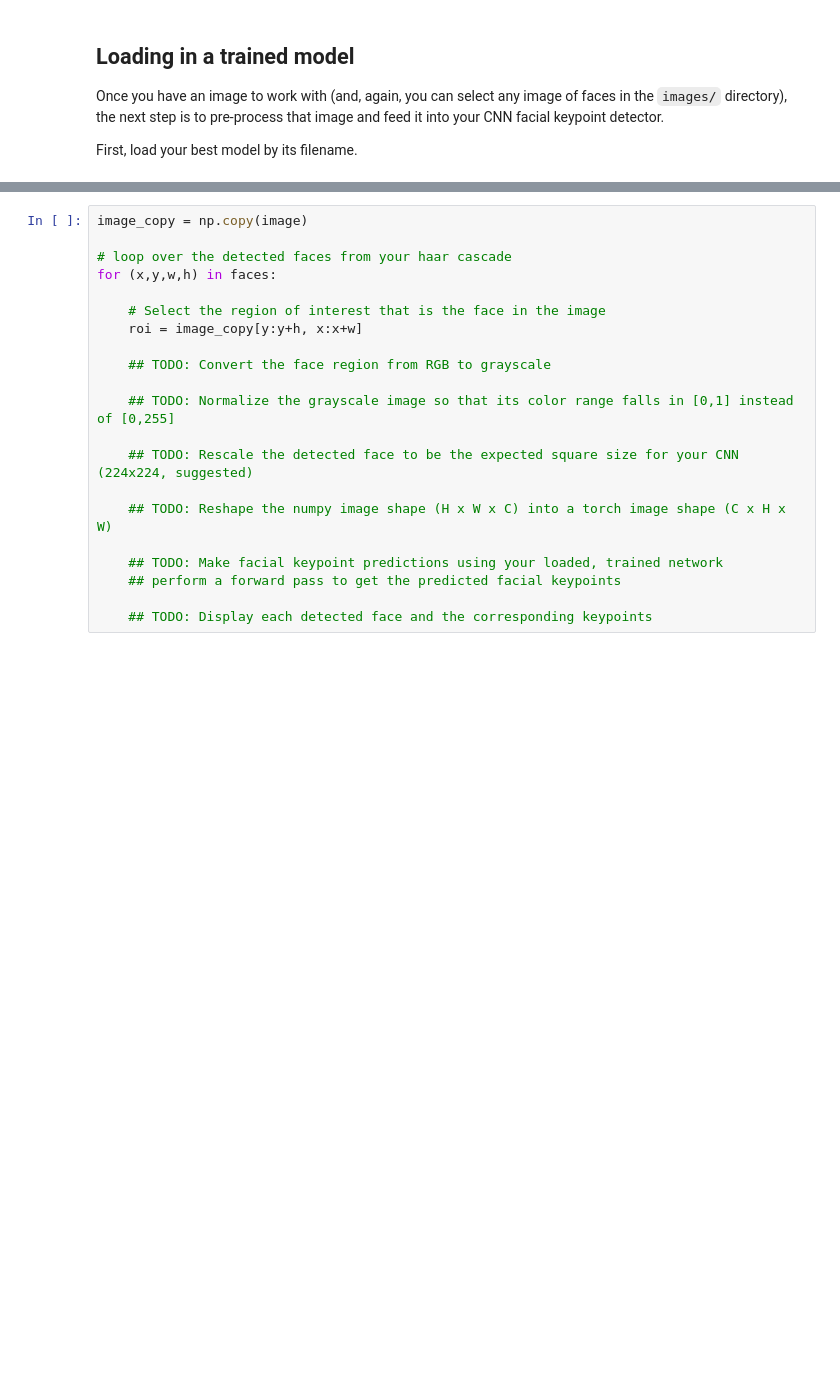
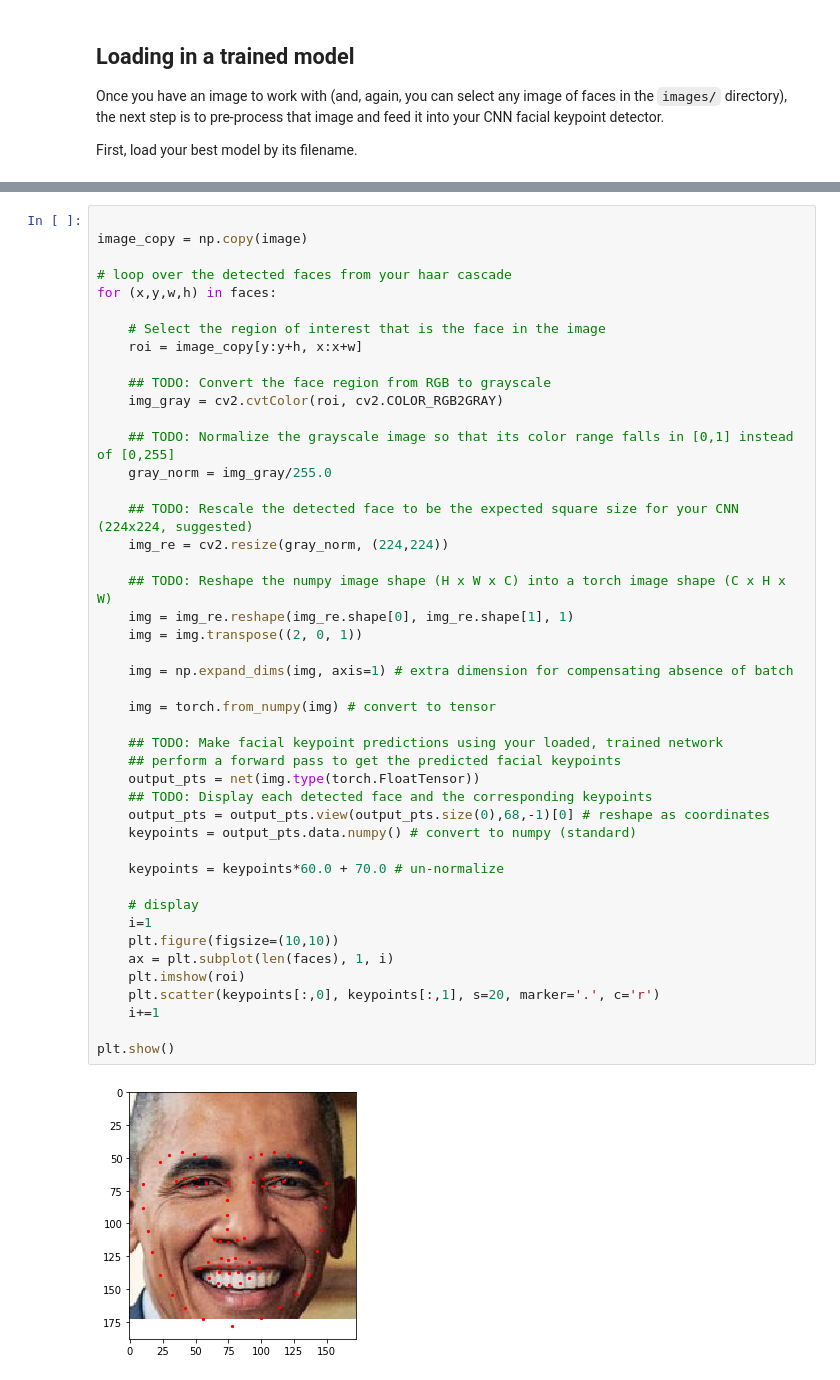
Before and after one commit to nik1806/P1_Facial_Keypoints, a Jupyter notebook: 3. Facial Keypoint Detection, Complete Pipeline.ipynb, the cells around one changed output, grey strips where cells are left out. Saved outputs shown, nothing was run; the diff lists cells and outputs as text; blank space fills up the shorter version.

```diff
--- a/3. Facial Keypoint Detection, Complete Pipeline.ipynb
+++ b/3. Facial Keypoint Detection, Complete Pipeline.ipynb
@@ -102,23 +126,49 @@ After each face has been appropriately converted into an input Tensor for your n
 
 <img src='images/michelle_detected.png' width=30% height=30%/>
 # %%
+
 image_copy = np.copy(image)
 
 # loop over the detected faces from your haar cascade
 for (x,y,w,h) in faces:
 
     # Select the region of interest that is the face in the image
     roi = image_copy[y:y+h, x:x+w]
 
     ## TODO: Convert the face region from RGB to grayscale
+    img_gray = cv2.cvtColor(roi, cv2.COLOR_RGB2GRAY)
 
     ## TODO: Normalize the grayscale image so that its color range falls in [0,1] instead of [0,255]
+    gray_norm = img_gray/255.0
 
     ## TODO: Rescale the detected face to be the expected square size for your CNN (224x224, suggested)
+    img_re = cv2.resize(gray_norm, (224,224))
 
     ## TODO: Reshape the numpy image shape (H x W x C) into a torch image shape (C x H x W)
+    img = img_re.reshape(img_re.shape[0], img_re.shape[1], 1)
+    img = img.transpose((2, 0, 1))
+
+    img = np.expand_dims(img, axis=1) # extra dimension for compensating absence of batch
+
+    img = torch.from_numpy(img) # convert to tensor
 
     ## TODO: Make facial keypoint predictions using your loaded, trained network
     ## perform a forward pass to get the predicted facial keypoints
+    output_pts = net(img.type(torch.FloatTensor))
+    ## TODO: Display each detected face and the corresponding keypoints
+    output_pts = output_pts.view(output_pts.size(0),68,-1)[0] # reshape as coordinates
+    keypoints = output_pts.data.numpy() # convert to numpy (standard)
 
-    ## TODO: Display each detected face and the corresponding keypoints
+    keypoints = keypoints*60.0 + 70.0 # un-normalize
+
+    # display
+    i=1
+    plt.figure(figsize=(10,10))
+    ax = plt.subplot(len(faces), 1, i)
+    plt.imshow(roi)
+    plt.scatter(keypoints[:,0], keypoints[:,1], s=20, marker='.', c='r')
+    i+=1
+
+plt.show()
+# %% [output]
+[figure, added]
```
Also changed, not shown: parts of 4 cells of this notebook.
